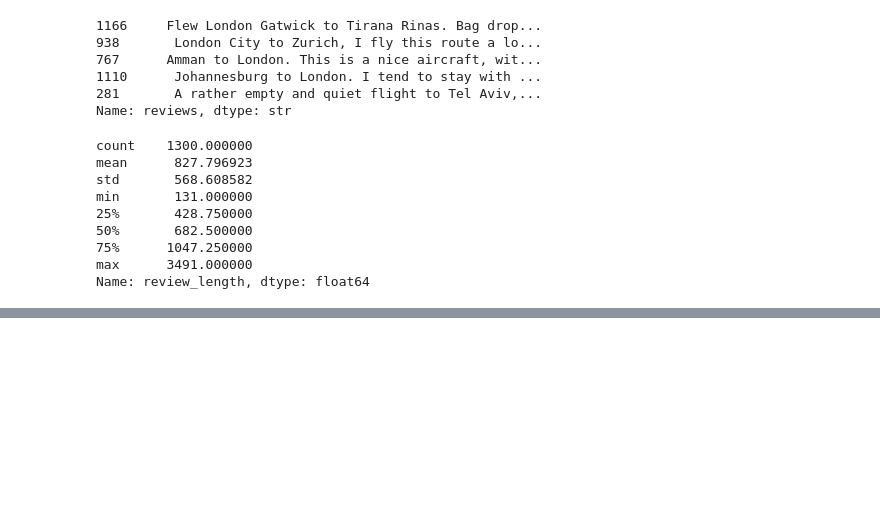
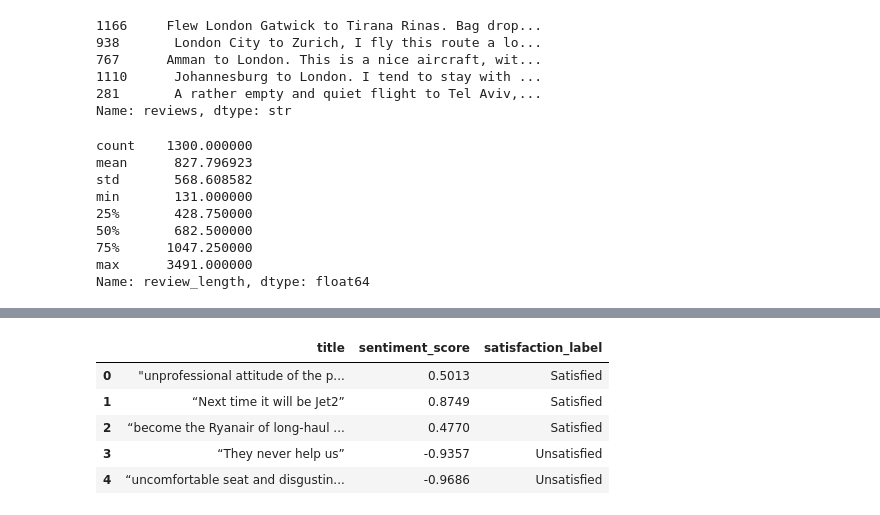
Before and after one commit to andie-dm/Skysense-ai-british-airways-project-andie-saras-ai, a Jupyter notebook: notebooks/01_exploration.ipynb, the cells around one changed output, grey strips where cells are left out. Saved outputs shown, nothing was run; the diff lists cells and outputs as text; code cells hidden in the pictures; blank space fills up the shorter version.

```diff
--- a/notebooks/01_exploration.ipynb
+++ b/notebooks/01_exploration.ipynb
@@ -49,0 +93,19 @@ Name: review_length, dtype: float64
+# %%
+def classify_satisfaction(score):
+    if score >= 0.05:
+        return "Satisfied"
+    elif score <= -0.05:
+        return "Unsatisfied"
+    else:
+        return "Neutral"
+
+df["satisfaction_label"] = df["sentiment_score"].apply(classify_satisfaction)
+
+df[["title", "sentiment_score", "satisfaction_label"]].head()
+# %% [output]
+|  | title | sentiment_score | satisfaction_label |
+| 0 | "unprofessional attitude of the p... | 0.5013 | Satisfied |
+| 1 | “Next time it will be Jet2” | 0.8749 | Satisfied |
+| 2 | “become the Ryanair of long-haul ... | 0.4770 | Satisfied |
+| 3 | “They never help us” | -0.9357 | Unsatisfied |
+| 4 | “uncomfortable seat and disgustin... | -0.9686 | Unsatisfied |
```
Also changed, not shown: parts of 6 cells of this notebook.
